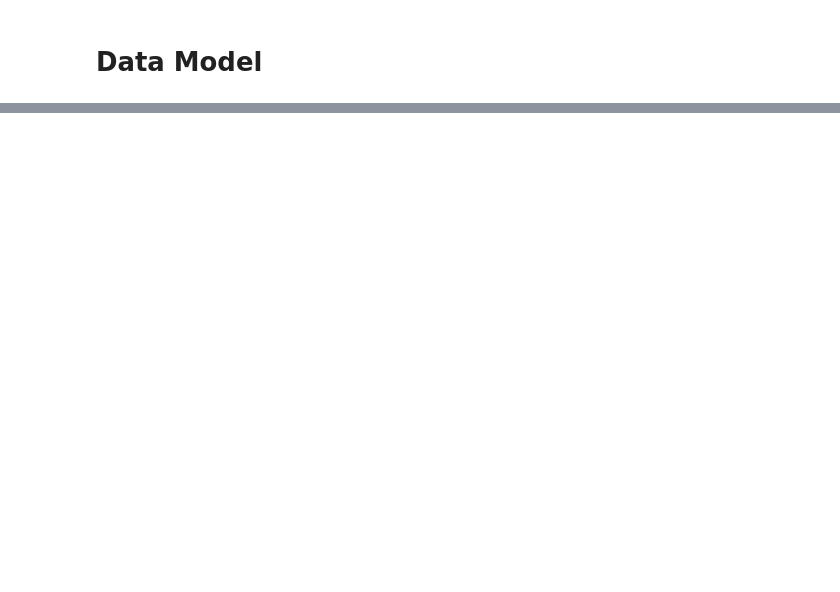
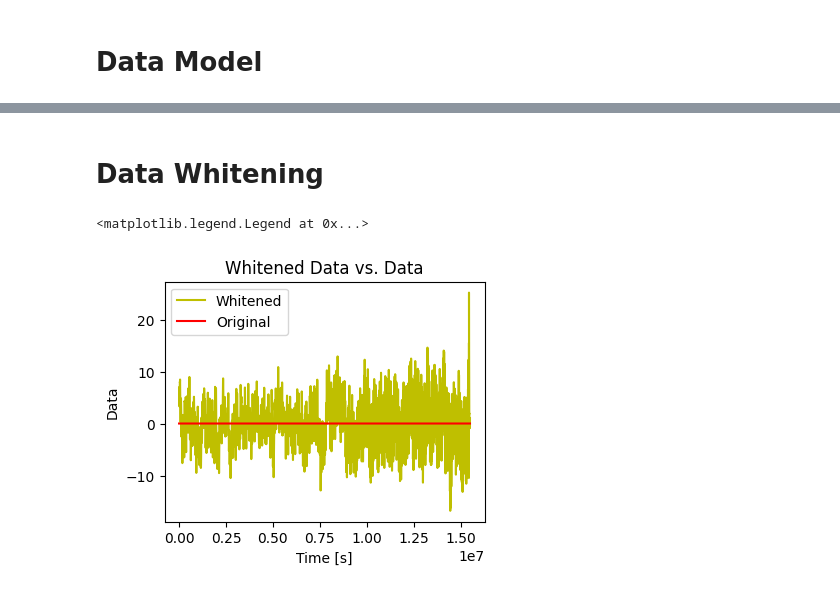
Before and after one commit to QYQSDTC/DNN_for_GW_Parameter_Space_Estimation, a Jupyter notebook: DNN for GW parameter estimation.ipynb, the cells around one changed output, grey strips where cells are left out. Drawn from its saved outputs; the diff is of its cells as text; code cells hidden in the pictures; blank space fills up the shorter version.

Commit message:
add data whitening

```diff
--- a/DNN for GW parameter estimation.ipynb
+++ b/DNN for GW parameter estimation.ipynb
@@ -294,0 +295,25 @@ Text(0, 0.5, 'Data d(t)')
+# %% [markdown]
+# Data Whitening
+# %%
+N = len(f)
+fft_Data = np.fft.fft(Data,n=N)
+white_Data = fft_Data/np.sqrt(PSD)
+White_Data_t = np.fft.ifft(white_Data,n=N)
+
+white_noise = np.random.randn(N)
+white_h = np.fft.fft(h_t,N)/np.sqrt(PSD)
+white_ht = np.fft.ifft(white_h,N)
+white_data = white_ht + white_noise
+
+
+fig = plt.figure(figsize=(4,3), dpi=100)
+axes = fig.add_axes([0.1,0.1,0.8,0.8])
+axes.plot(TimeVector,White_Data_t[1:len(f)],'y',label='Whitened')
+axes.plot(TimeVector,Data,'r',label='Original')
+axes.set_xlabel('Time [s]')
+axes.set_ylabel('Data')
+axes.set_title('Whitened Data vs. Data')
+axes.legend(loc=0)
+# %% [output]
+<matplotlib.legend.Legend at 0x...>
+[figure, added]
```
Also changed, not shown: parts of 5 cells of this notebook, 1 other file.
